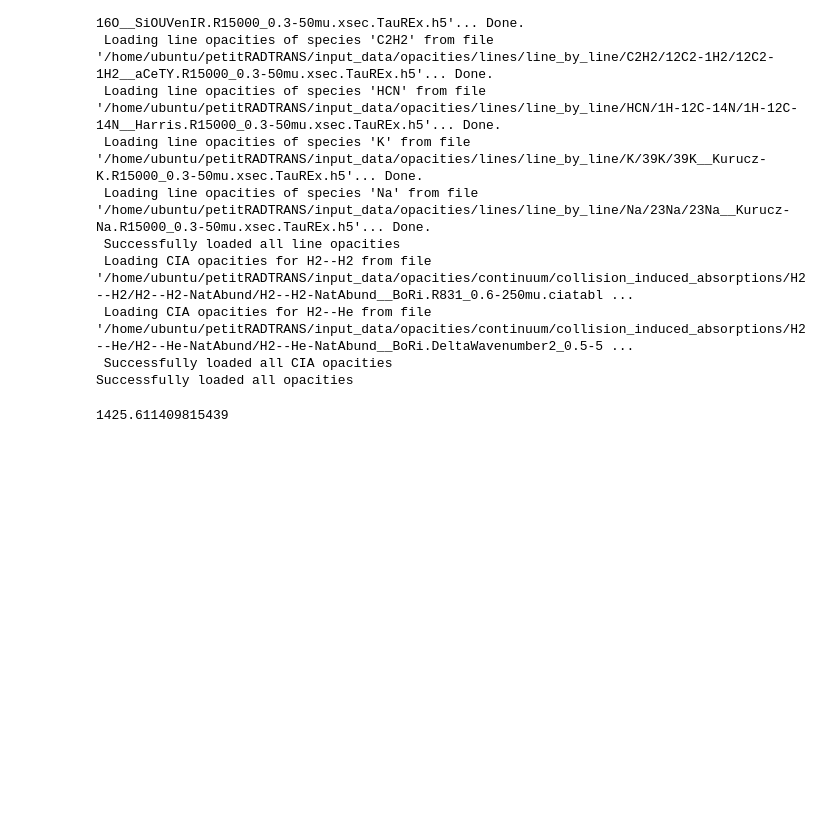
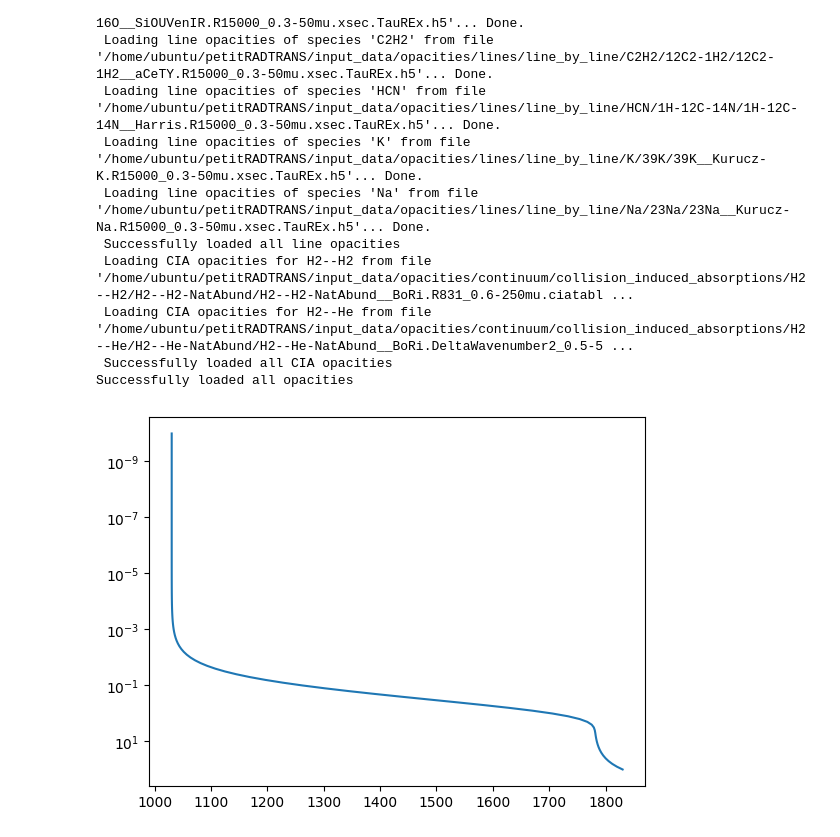
Before and after one commit to cjiang-exo/ReLiC, a Jupyter notebook: plot_ts.ipynb, the cells around one changed output. Saved outputs shown, nothing was run; the diff lists cells and outputs as text; code cells hidden in the pictures; blank space fills up the shorter version.

```diff
--- a/plot_ts.ipynb
+++ b/plot_ts.ipynb
@@ -50,13 +51,14 @@ Loading Radtrans opacities...
  Loading CIA opacities for H2--He from file '/home/ubuntu/petitRADTRANS/input_data/opacities/continuum/collision_induced_absorptions/H2--He/H2--He-NatAbund/H2--He-NatAbund__BoRi.DeltaWavenumber2_0.5-5 ...
  Successfully loaded all CIA opacities
 Successfully loaded all opacities
-# %%
-from pytransit.orbits import as_from_rhop
-
-a_rs = as_from_rhop(rho=1.057772, period=3.524749)
-6000 * (0.5 / a_rs)**0.5
-# %% [output]
-1425.611409815439
+# %%
+t = get_tprofile(pres_bar, 1e-2, 1e-1, 1000, 200, 1200)
+fig, ax = pl.subplots()
+ax.plot(t, pres_bar)
+ax.invert_yaxis()
+ax.set_yscale('log')
+# %% [output]
+[figure, added]
 # %%
 hdul = fits.open(infile)
 postsamples = hdul['MCMC'].data
```
Also changed, not shown: parts of 8 cells of this notebook, 13 other files.
